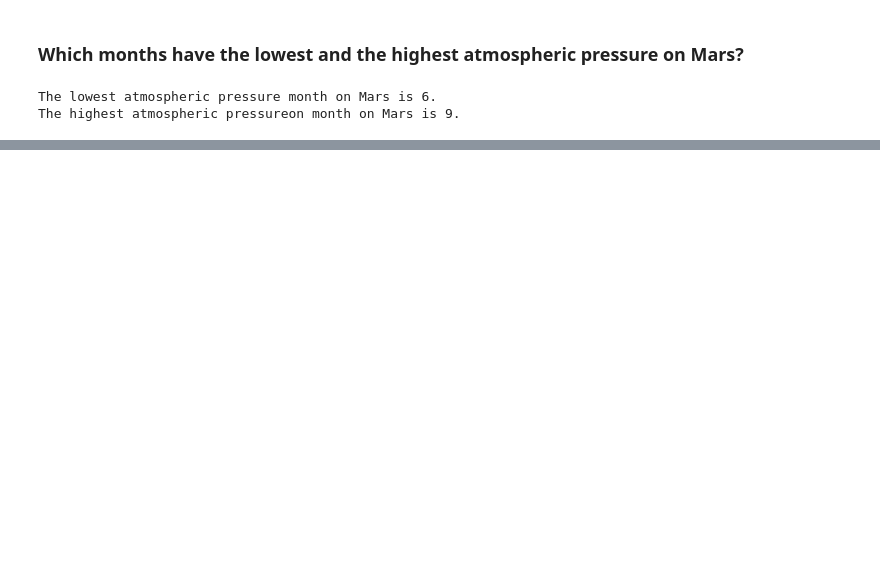
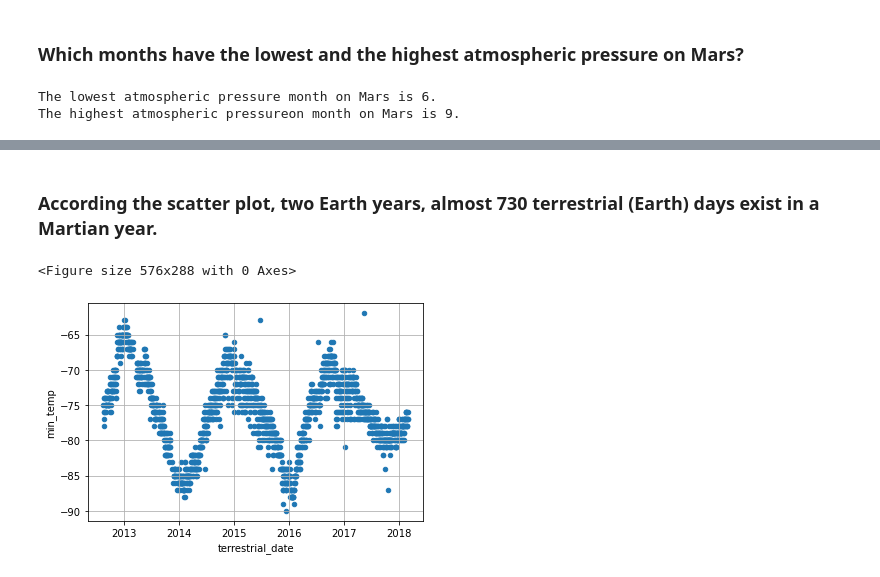
Before and after one commit to Shaunisme/web-scraping-challenge, a Jupyter notebook: mars_data_challenge_part_2.ipynb, the cells around one changed output, grey strips where cells are left out. Drawn from its saved outputs; the diff is of its cells as text; code cells hidden in the pictures; blank space fills up the shorter version.

```diff
--- a/mars_data_challenge_part_2.ipynb
+++ b/mars_data_challenge_part_2.ipynb
@@ -155,2 +150,14 @@ plt.show()
+# %% [markdown]
+### According the scatter plot, two Earth years, almost 730 terrestrial (Earth) days exist in a Martian year.
+# %%
+from scipy.stats import linregress
+
+plt.figure(figsize=(8,4))
+temp_df=new_df[['terrestrial_date','min_temp']]
+temp_df.plot.scatter(x='terrestrial_date',y='min_temp',grid=True)
+plt.show()
+# %% [output]
+<Figure size 576x288 with 0 Axes>
+[figure, added]
 # %%
 df.to_csv('mars_data.csv')
```
Also changed, not shown: parts of 9 cells of this notebook.
